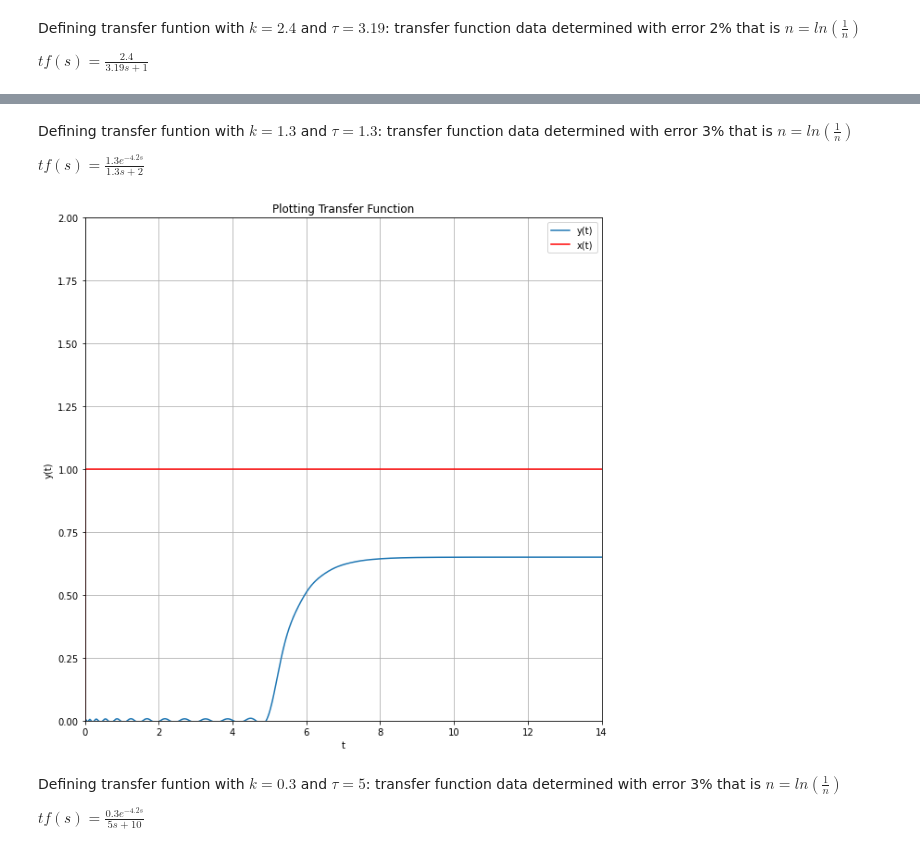
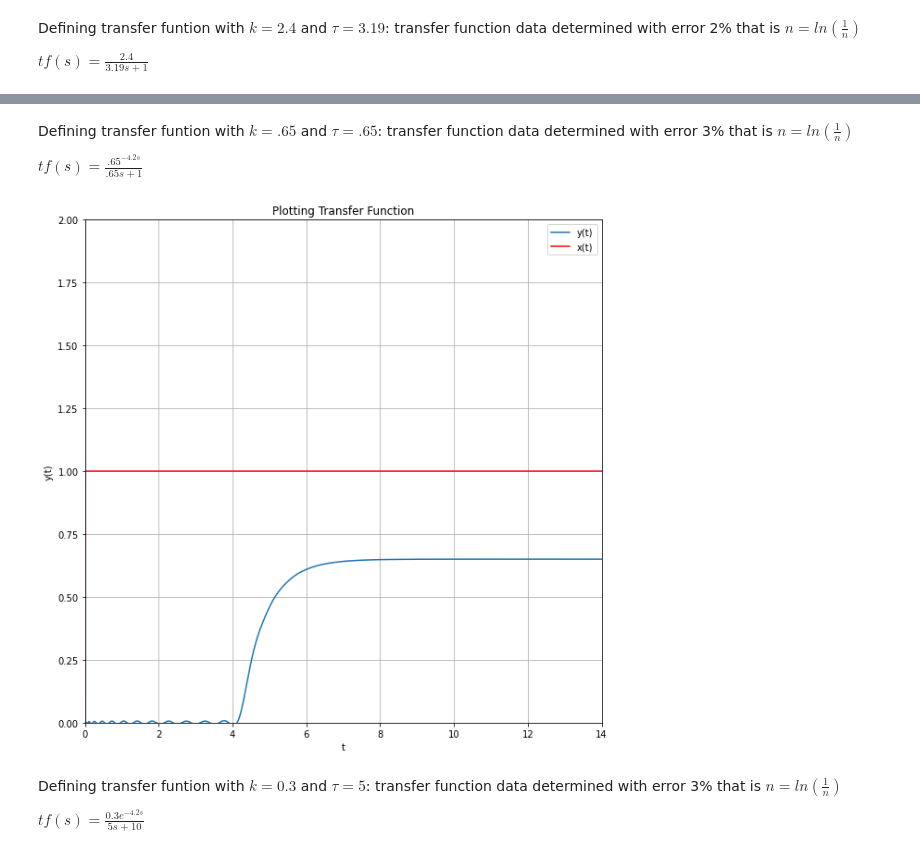
Before and after one commit to Ricardo-Gomez-4-113/Control-inteligente, a Jupyter notebook: Control_Inteligente.ipynb, the cells around one changed output, grey strips where cells are left out. Cells and saved outputs as stored; diff of their text form; code cells hidden in the pictures.

```diff
--- a/Control_Inteligente.ipynb
+++ b/Control_Inteligente.ipynb
@@ -902,7 +902,7 @@ plt.show()
 # %% [markdown]
-Defining transfer funtion with $k=1.3$ and $\tau=1.3$: transfer function data determined with error 3% that is $n=ln(\frac{1}{n})$
+Defining transfer funtion with $k=.65$ and $\tau=.65$: transfer function data determined with error 3% that is $n=ln(\frac{1}{n})$
 
-$tf(s)=\frac{1.3e^{-4.2s}}{1.3s+2}$
+$tf(s)=\frac{.65^{-4.2s}}{.65s+1}$
 # %%
 # Importamos las librerias
 import numpy as np
@@ -910,40 +910,40 @@ import control as cn
 import matplotlib.pyplot as plt
 
 # Definimos las variables
-num = [1.3]
-den =[1.3,2]
+num = [.65]
+den =[.65,1]
 transfer_function = cn.tf(num,den)
 
 # Definimos el retardo de la funcion de tranferencia
-numd, dend = cn.pade(5,25) #exp 5 seg.
+numd, dend = cn.pade(4.2,25) #exp 5 seg.
 delay = cn.tf(numd,dend)
 system_delayed=transfer_function*delay
 
 # Determinamos el inicio y fin de la grafica
 tstart =0
 tend = 14
 sample = 0.001
 time = np.arange(tstart,tend+sample, sample)
 input2 = np.ones(time.shape)
 input2[0:6]= 0
 
 # Definimos la funvion de escalon unitario
 time, yout = cn.step_response(system_delayed,time)
 
 # Definimos el grafico
 figure = plt.figure(figsize=(10,10))
 ax = figure.add_subplot(111)
 ax.plot(time,yout,label ='y(t)')
 ax.plot(time,input2,'r', label='x(t)')
 ax.set_title('Plotting Transfer Function')
 ax.set_xlabel('t')
 ax.set_ylabel('y(t)')
 ax.axis([0,14,0,2])#ax.axis([xmin,xmax,ymin,ymax])
 ax.legend()
 ax.grid()
 plt.show()
 # %% [output]
-[figure, old version]
+[figure, new version]
 # %% [markdown]
 Defining transfer funtion with $k=0.3$ and $\tau=5$: transfer function data determined with error 3% that is $n=ln(\frac{1}{n})$
 
```
Also changed, not shown: parts of 1 cell of this notebook.
